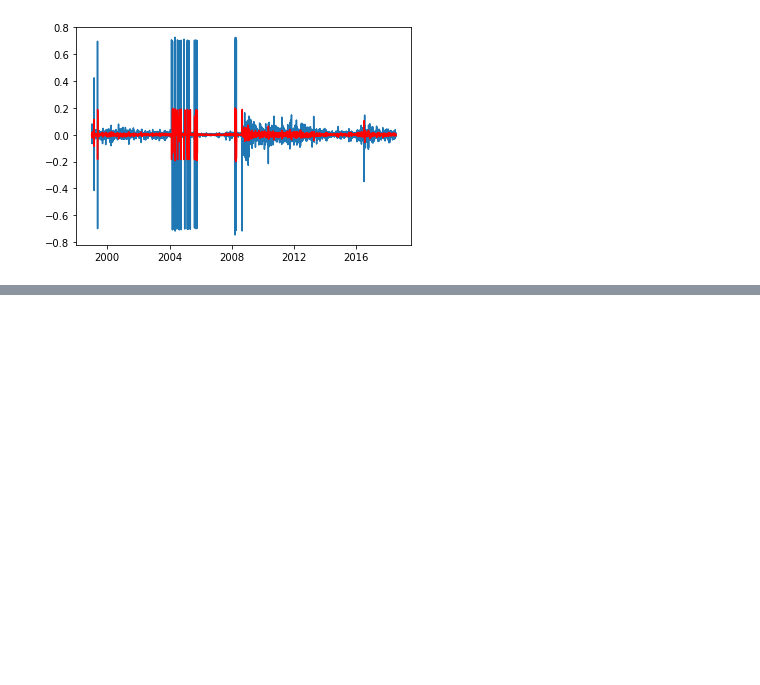
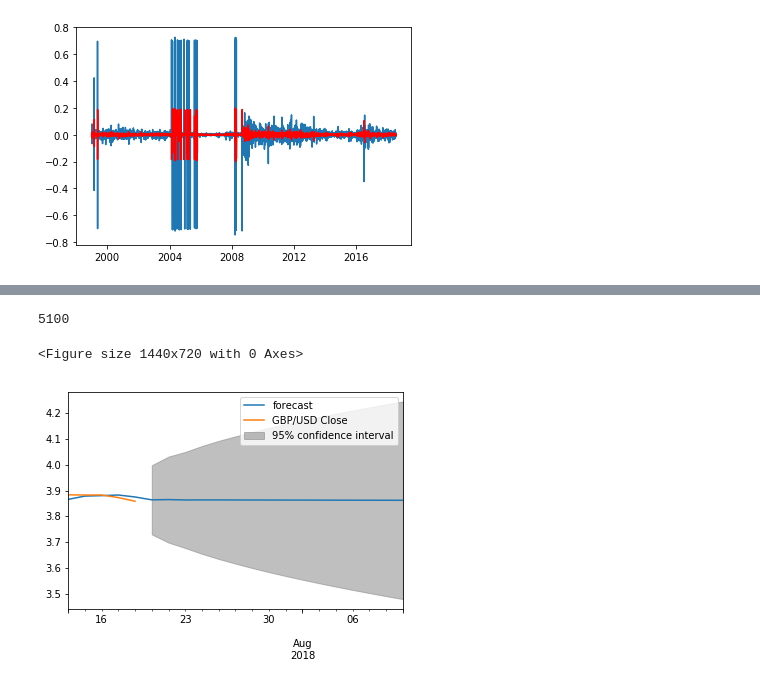
Before and after one commit to Scott-ECO/Project_1, a Jupyter notebook: Snippets/Forecast_Forex_ARIMA-mark.ipynb, the cells around one changed output, grey strips where cells are left out. Saved outputs shown, nothing was run; the diff lists cells and outputs as text; code cells hidden in the pictures; blank space fills up the shorter version.

```diff
--- a/Snippets/Forecast_Forex_ARIMA-mark.ipynb
+++ b/Snippets/Forecast_Forex_ARIMA-mark.ipynb
@@ -210,0 +242,12 @@ results.plot_predict(1,360)
+# %%
+len(exchangeRatesSeries)
+#results.plot_predict(1,30)
+# %% [output]
+5100
+# %%
+fig = plt.figure(figsize=(20, 10))
+fig = results.plot_predict(5095,5115);
+fig.show()
+# %% [output]
+<Figure size 1440x720 with 0 Axes>
+[figure, added]
```
Also changed, not shown: parts of 11 cells of this notebook, 3 other files.
